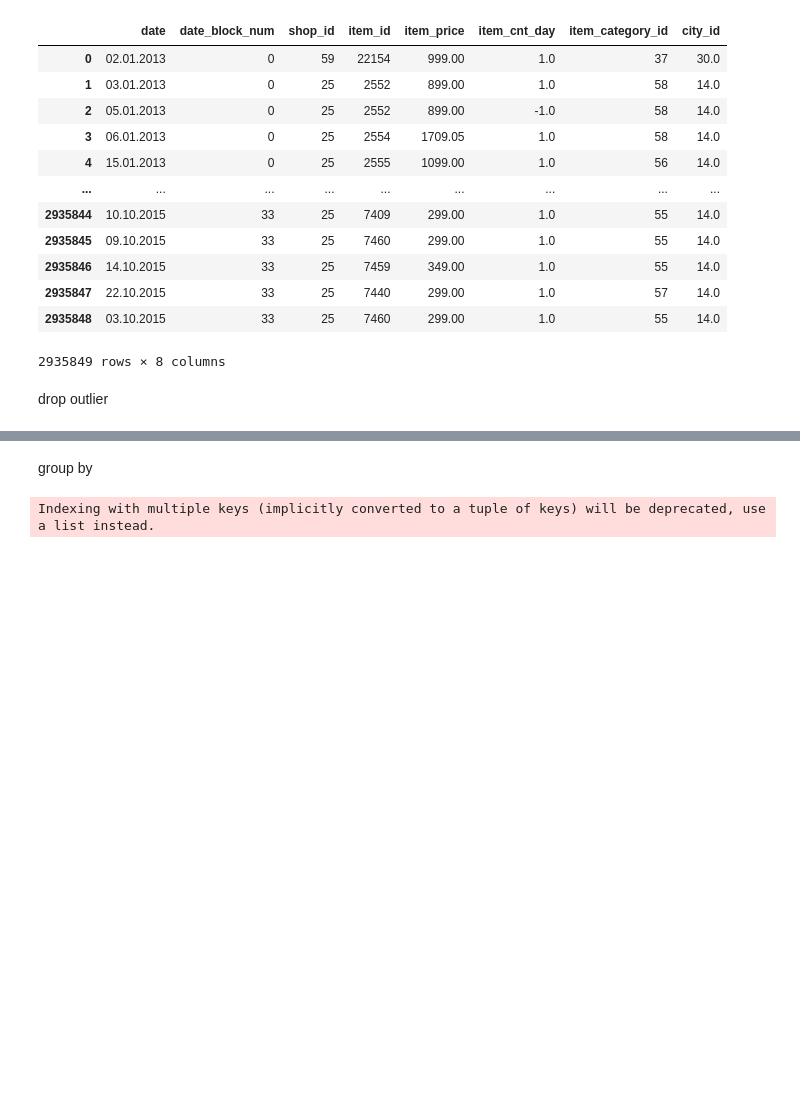
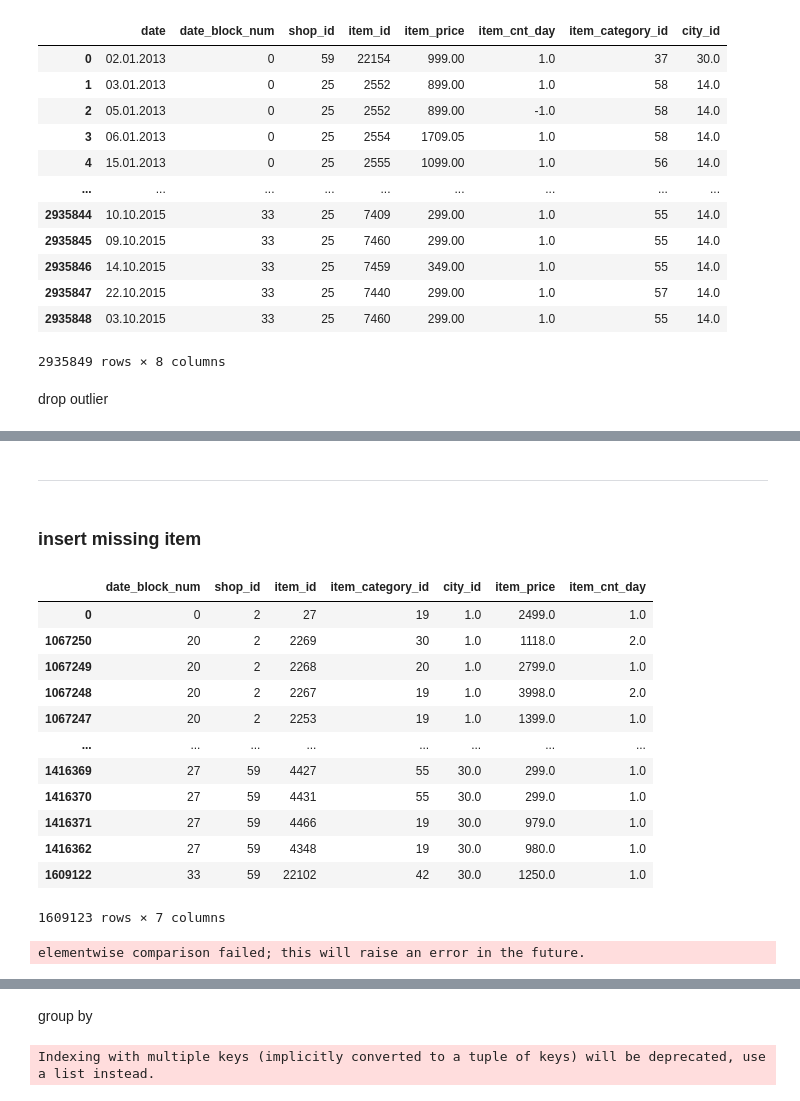
Before and after one commit to X1anghe/AIDM, a Jupyter notebook: Assignment2/src/DataVisualisation.ipynb, the cells around one changed output, grey strips where cells are left out. Cells and saved outputs as stored; diff of their text form; code cells hidden in the pictures; blank space fills up the shorter version.

```diff
--- a/Assignment2/src/DataVisualisation.ipynb
+++ b/Assignment2/src/DataVisualisation.ipynb
@@ -575,0 +618,38 @@ train
+# %% [markdown]
+---
+# %% [markdown]
+### insert missing item
+# %%
+train_groupby = train_groupby.sort_values(by=['shop_id'])
+# %% [output]
+|  | date_block_num | shop_id | item_id | item_category_id | city_id | item_price | item_cnt_day |
+| 0 | 0 | 2 | 27 | 19 | 1.0 | 2499.0 | 1.0 |
+| 1067250 | 20 | 2 | 2269 | 30 | 1.0 | 1118.0 | 2.0 |
+| 1067249 | 20 | 2 | 2268 | 20 | 1.0 | 2799.0 | 1.0 |
+| 1067248 | 20 | 2 | 2267 | 19 | 1.0 | 3998.0 | 2.0 |
+| 1067247 | 20 | 2 | 2253 | 19 | 1.0 | 1399.0 | 1.0 |
+| ... | ... | ... | ... | ... | ... | ... | ... |
+| 1416369 | 27 | 59 | 4427 | 55 | 30.0 | 299.0 | 1.0 |
+| 1416370 | 27 | 59 | 4431 | 55 | 30.0 | 299.0 | 1.0 |
+| 1416371 | 27 | 59 | 4466 | 19 | 30.0 | 979.0 | 1.0 |
+| 1416362 | 27 | 59 | 4348 | 19 | 30.0 | 980.0 | 1.0 |
+| 1609122 | 33 | 59 | 22102 | 42 | 30.0 | 1250.0 | 1.0 |
+1609123 rows × 7 columns
+# %%
+sales_dict = {}
+shop_mark = -100
+item_mark = -100
+for line in train_groupby.iloc():
+    shop  = line['shop_id']
+    item = line['item_id']
+    if shop == shop_mark:
+        continue
+    else:
+        shop_mark = shop
+        if shop not in sales_dict.keys():
+            sales_dict[shop] = [item]
+        else:
+            if item not in sales_dict[shop]:
+                sales_dict[shop].append(item)
+# %% [output]
+elementwise comparison failed; this will raise an error in the future.
```
Also changed, not shown: parts of 22 cells of this notebook.
